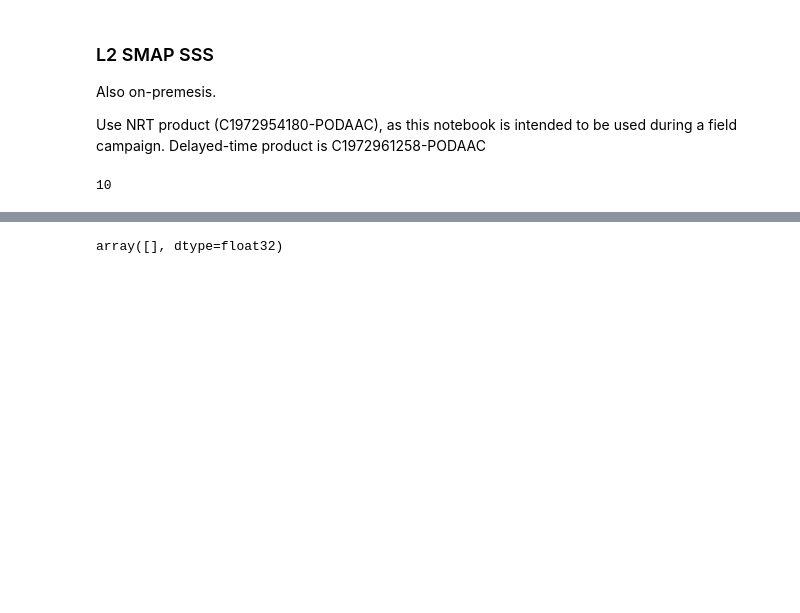
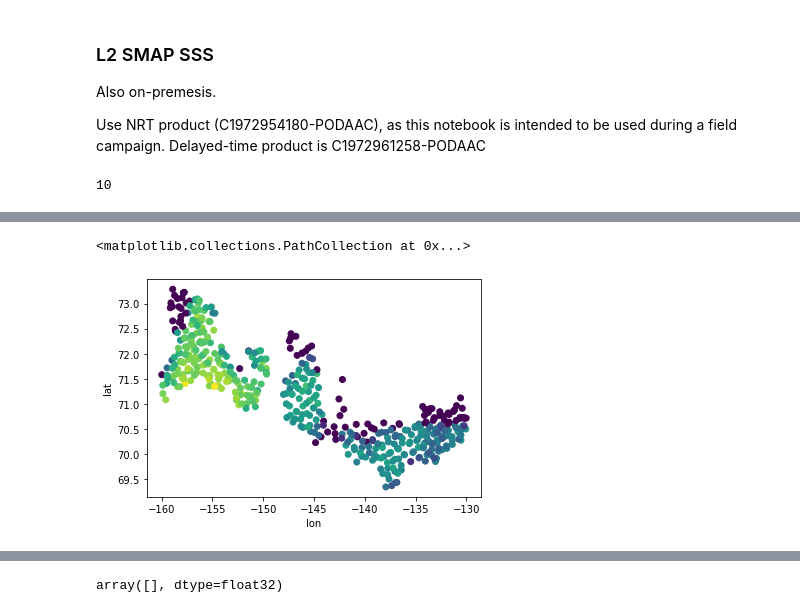
Before and after one commit to NASA-Openscapes/nch2021-projects-contexdata, a Jupyter notebook: notebooks/beaufort_plots.ipynb, the cells around one changed output, grey strips where cells are left out. Drawn from its saved outputs; the diff is of its cells as text; code cells hidden in the pictures; blank space fills up the shorter version.

```diff
--- a/notebooks/beaufort_plots.ipynb
+++ b/notebooks/beaufort_plots.ipynb
@@ -147,0 +260,5 @@ for granule in granules:
+# %%
+smap_L2.plot.scatter(x='lon', y='lat', c=smap_L2['sss'],)
+# %% [output]
+<matplotlib.collections.PathCollection at 0x...>
+[figure, added]
```
Also changed, not shown: parts of 14 cells of this notebook.
